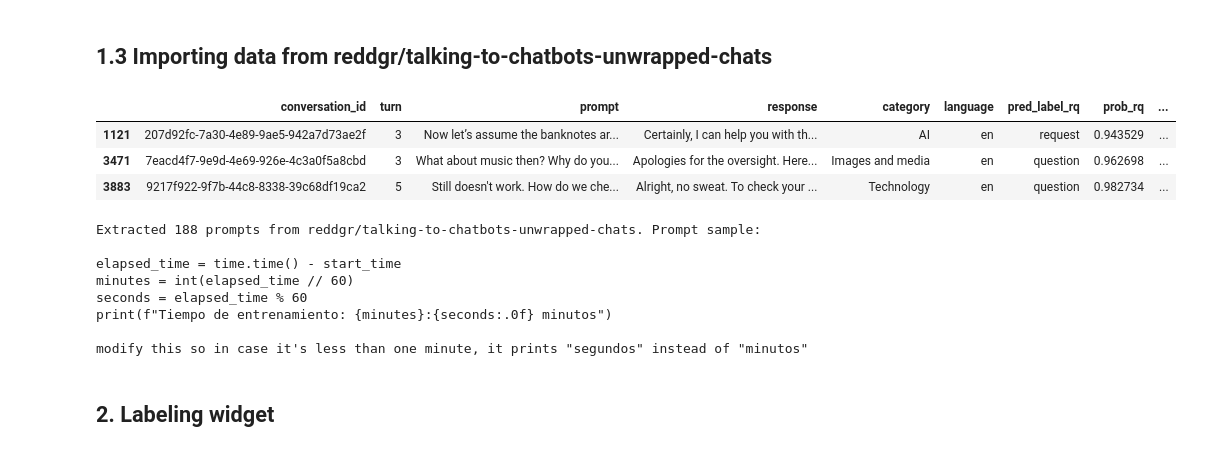
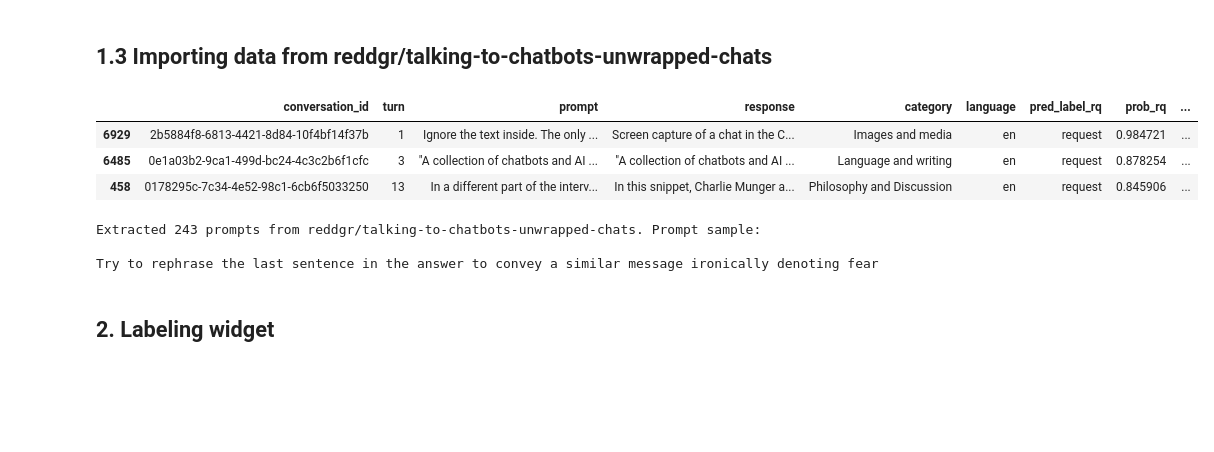
Before and after one commit to reddgr/zero-shot-text-classification, a Jupyter notebook: 01-nli-labeling-notebook.ipynb, the cells around one changed output. Saved outputs shown, nothing was run; the diff lists cells and outputs as text; code cells hidden in the pictures; blank space fills up the shorter version.

```diff
--- a/01-nli-labeling-notebook.ipynb
+++ b/01-nli-labeling-notebook.ipynb
@@ -222,18 +222,18 @@ display(df_prompts.head(3))
 # %% [markdown]
 ## 1.3 Importing data from reddgr/talking-to-chatbots-unwrapped-chats
 # %%
-N_SAMPLES = 300 # Number of full conversations to extract from the dataset: use a high number if streaming (samples chosen at random only if storing locally)
+N_SAMPLES = 400 # Number of full conversations to extract from the dataset: use a high number if streaming (samples chosen at random only if storing locally)
 MIN_CHAR_LENGTH = 50 # Minimum character length of the prompts to be labeled
 MAX_CHAR_LENGTH = 600 # Maximum character length of the prompts to be labeled
 unwrapped_dataset_name = "reddgr/talking-to-chatbots-unwrapped-chats"
 unwrapped_dataset = load_dataset(unwrapped_dataset_name, token=hf_token_write)
 ttcb_df = unwrapped_dataset['train'].to_pandas()
 display(ttcb_df.sample(3))
 # %% [output]
 |  | conversation_id | turn | prompt | response | category | language | pred_label_rq | prob_rq | ... |
-| 1121 | 207d92fc-7a30-4e89-9ae5-942a7d73ae2f | 3 | Now let’s assume the banknotes ar... | Certainly, I can help you with th... | AI | en | request | 0.943529 | ... |
-| 3471 | 7eacd4f7-9e9d-4e69-926e-4c3a0f5a8cbd | 3 | What about music then? Why do you... | Apologies for the oversight. Here... | Images and media | en | question | 0.962698 | ... |
-| 3883 | 9217f922-9f7b-44c8-8338-39c68df19ca2 | 5 | Still doesn't work. How do we che... | Alright, no sweat. To check your ... | Technology | en | question | 0.982734 | ... |
+| 6929 | 2b5884f8-6813-4421-8d84-10f4bf14f37b | 1 | Ignore the text inside. The only ... | Screen capture of a chat in the C... | Images and media | en | request | 0.984721 | ... |
+| 6485 | 0e1a03b2-9ca1-499d-bc24-4c3c2b6f1cfc | 3 | "A collection of chatbots and AI ... | "A collection of chatbots and AI ... | Language and writing | en | request | 0.878254 | ... |
+| 458 | 0178295c-7c34-4e52-98c1-6cb6f5033250 | 13 | In a different part of the interv... | In this snippet, Charlie Munger a... | Philosophy and Discussion | en | request | 0.845906 | ... |
 # %%
 df_prompts = ttcb_df[ttcb_df['language'] == 'en'].sample(N_SAMPLES)
 df_prompts = df_prompts[df_prompts['prompt'].str.len().between(MIN_CHAR_LENGTH, MAX_CHAR_LENGTH)]
@@ -241,14 +241,9 @@ print(f"Extracted {len(df_prompts)} prompts from {unwrapped_dataset_name}. Promp
 prompt_sample = df_prompts.sample(1).iloc[0]['prompt']
 print(prompt_sample)
 # %% [output]
-Extracted 188 prompts from reddgr/talking-to-chatbots-unwrapped-chats. Prompt sample:
+Extracted 243 prompts from reddgr/talking-to-chatbots-unwrapped-chats. Prompt sample:
 
-elapsed_time = time.time() - start_time
-minutes = int(elapsed_time // 60)
-seconds = elapsed_time % 60
-print(f"Tiempo de entrenamiento: {minutes}:{seconds:.0f} minutos")
-
-modify this so in case it's less than one minute, it prints "segundos" instead of "minutos"
+Try to rephrase the last sentence in the answer to convey a similar message ironically denoting fear
 # %% [markdown]
 ## 2. Labeling widget
 # %% [markdown]
```
Also changed, not shown: parts of 3 cells of this notebook.
